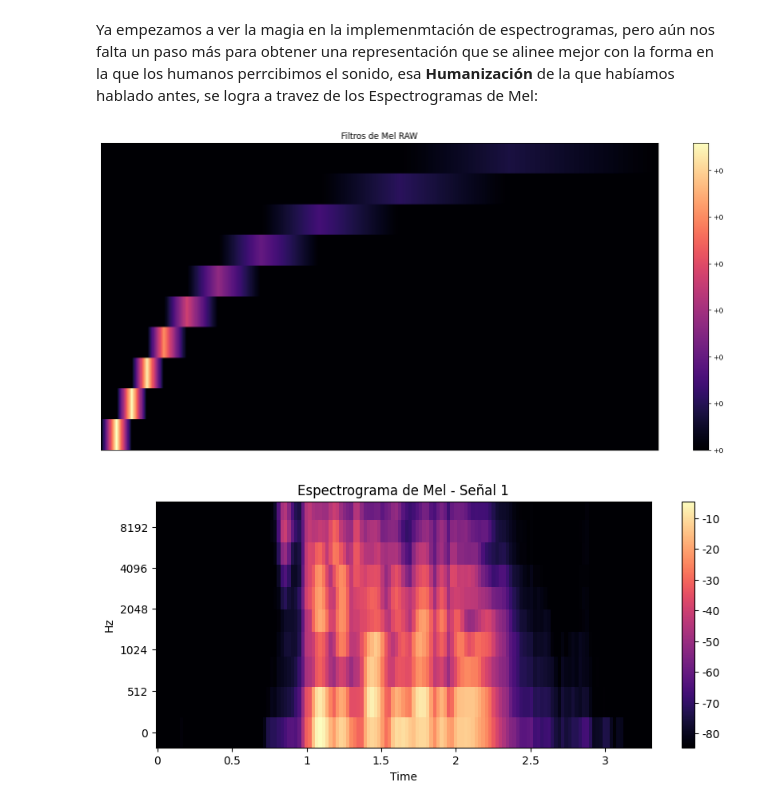
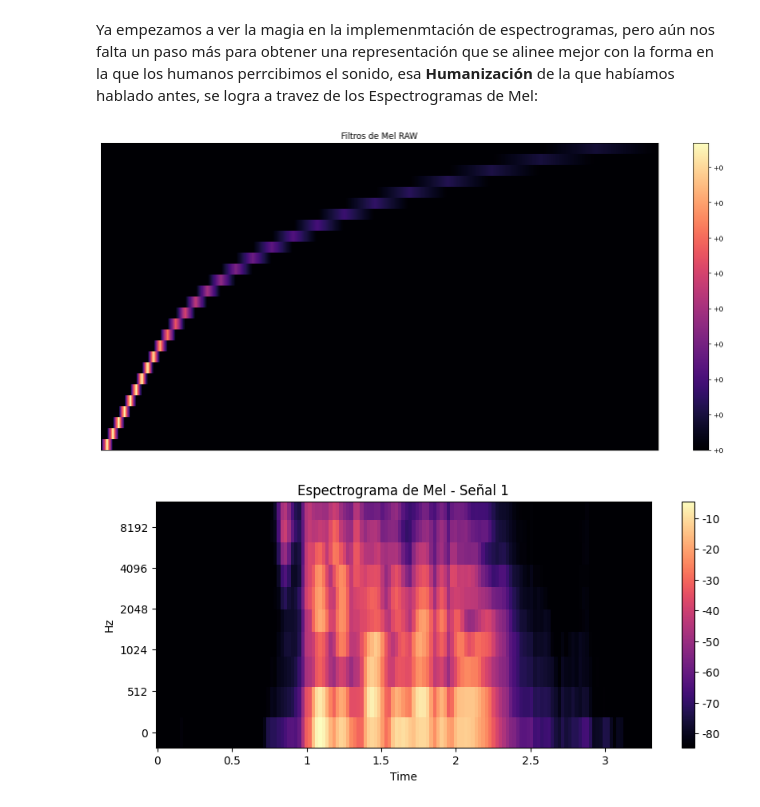
Before and after one commit to AcSsalazar/the-color-of-emotions, a Jupyter notebook: Notebooks/2-fourier-transform.ipynb, the cells around one changed output. Cells and saved outputs as stored; diff of their text form; code cells hidden in the pictures.

```diff
--- a/Notebooks/2-fourier-transform.ipynb
+++ b/Notebooks/2-fourier-transform.ipynb
@@ -170,21 +170,21 @@ plot_spectrogram(Y_scale_2_log, sr, HOP_SIZE, y_axis="log")
 # %% [markdown]
 Ya empezamos a ver la magia en la implemenmtación de espectrogramas, pero aún nos falta un paso más para obtener una representación que se alinee mejor con la forma en la que los humanos perrcibimos el sonido, esa **Humanización** de la que habíamos hablado antes, se logra a travez de los Espectrogramas de Mel:
 # %%
-# Vamos a echar un vistazo a los filtros de Mel con 10 bandas en crudo, sin aplicar a ninguna señal, para entender cómo se ven y cómo se aplican a la STFT.
+# Vamos a echar un vistazo a los filtros de Mel con 64 bandas en crudo, sin aplicar a ninguna señal, para entender cómo se ven y cómo se aplican a la STFT.
 
-mel_filters_raw = librosa.filters.mel(sr=sr, n_fft=FRAME_SIZE, n_mels=10)
+mel_filters_raw = librosa.filters.mel(sr=sr, n_fft=FRAME_SIZE, n_mels=28)
 
 
 plt.figure(figsize=(18, 8))
 librosa.display.specshow(mel_filters_raw,
                          sr=sr,
                          )
 
 plt.colorbar(format="%+2.f")
 plt.title("Filtros de Mel RAW")
 plt.show()
 # %% [output]
-[figure, old version]
+[figure, new version]
 # %%
 mel_spectrogram_1 = librosa.feature.melspectrogram(y=signal, sr =sr, n_fft=FRAME_SIZE, hop_length=HOP_SIZE, n_mels=10)
 mel_spectrogram_2 = librosa.feature.melspectrogram(y=signal_2, sr =sr, n_fft=FRAME_SIZE, hop_length=HOP_SIZE, n_mels=100)
```
Also changed, not shown: 2 other files.
